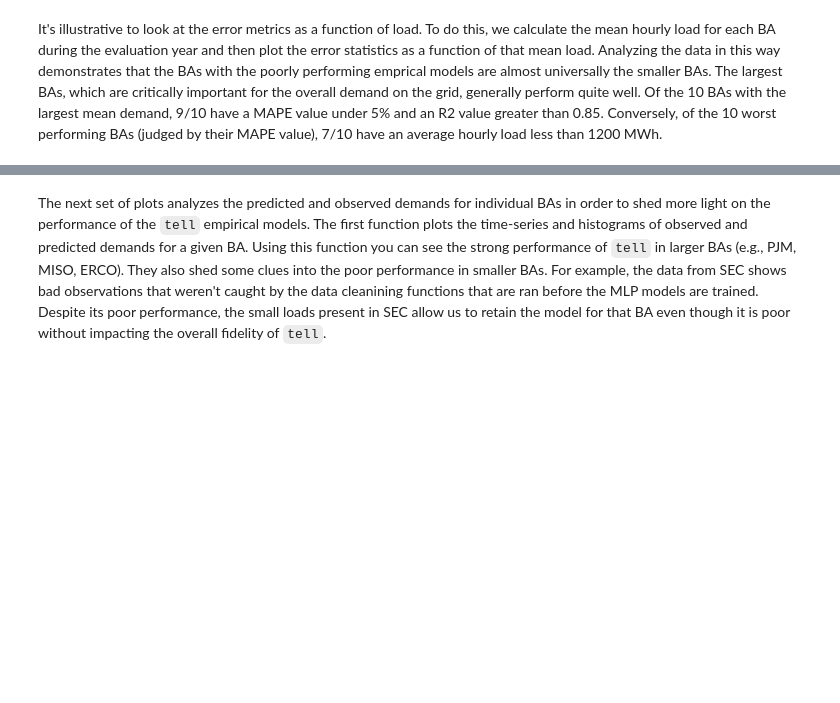
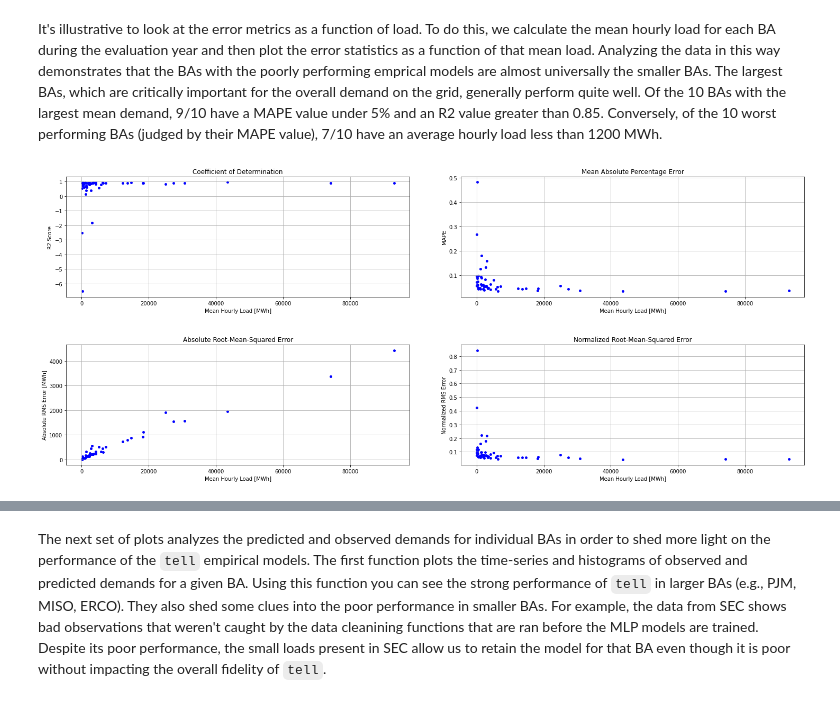
Before and after one commit to IMMM-SFA/tell, a Jupyter notebook: notebooks/tell_mlp_calibration_evaluation.ipynb, the cells around one changed output, grey strips where cells are left out. Drawn from its saved outputs; the diff is of its cells as text; code cells hidden in the pictures; blank space fills up the shorter version.

```diff
--- a/notebooks/tell_mlp_calibration_evaluation.ipynb
+++ b/notebooks/tell_mlp_calibration_evaluation.ipynb
@@ -52,9 +75,11 @@ After training the models, we'll visualize their performance by plotting the err
 It's illustrative to look at the error metrics as a function of load. To do this, we calculate the mean hourly load for each BA during the evaluation year and then plot the error statistics as a function of that mean load. Analyzing the data in this way demonstrates that the BAs with the poorly performing emprical models are almost universally the smaller BAs. The largest BAs, which are critically important for the overall demand on the grid, generally perform quite well. Of the 10 BAs with the largest mean demand, 9/10 have a MAPE value under 5% and an R2 value greater than 0.85. Conversely, of the 10 worst performing BAs (judged by their MAPE value), 7/10 have an average hourly load less than 1200 MWh.
 # %%
 # Plot the statistical performance (e.g., RMS_ABS, RMS_NORM, MAPE, or R2) of the predictive models as a function of mean load for each BA and update the validation dataframe:
-#validation_df = tell.plot_mlp_errors_vs_load(prediction_df,
-                                             #validation_df,
-                                             #image_output_dir = tell_image_dir,
-                                             #image_resolution = 150,
-                                             #save_images = True)
+validation_df = tell.plot_mlp_errors_vs_load(prediction_df,
+                                             validation_df,
+                                             image_output_dir = tell_image_dir,
+                                             image_resolution = 150,
+                                             save_images = True)
+# %% [output]
+[figure, added]
 # %%
```
Also changed, not shown: parts of 11 cells of this notebook, 1 other file.
